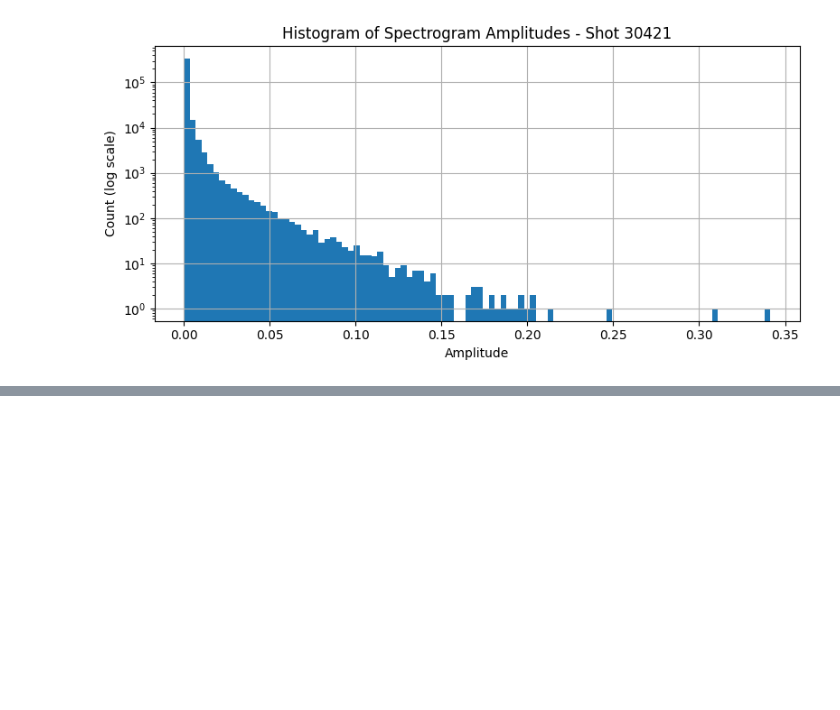
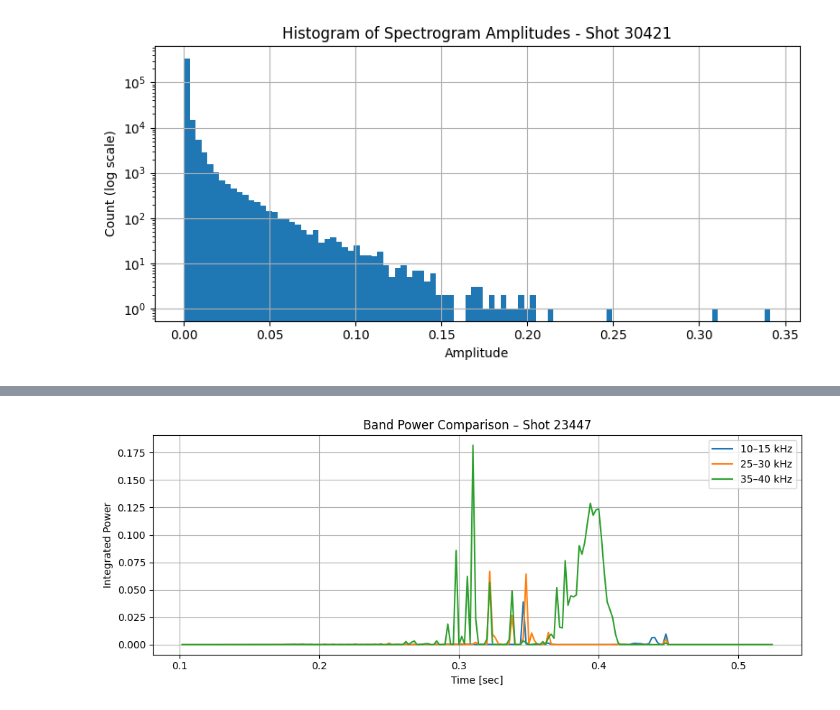
Before and after one commit to praksharma/Knowledge-Base, a Jupyter notebook: _sources/Theory/3. MHD modes/6. Contour detection.ipynb, the cells around one changed output, grey strips where cells are left out. Cells and saved outputs as stored; diff of their text form; code cells hidden in the pictures; blank space fills up the shorter version.

```diff
--- a/_sources/Theory/3. MHD modes/6. Contour detection.ipynb
+++ b/_sources/Theory/3. MHD modes/6. Contour detection.ipynb
@@ -266,0 +271,16 @@ plt.show()
+# %%
+bands_kHz = [(10, 15), (25, 30), (35, 40)]
+plt.figure(figsize=(10, 4))
+for band in bands_kHz:
+    power = compute_band_power(Zxx_list[0], f_list[0], band)
+    plt.plot(t_list[0], power, label=f"{band[0]}–{band[1]} kHz")
+
+plt.title(f"Band Power Comparison – Shot {shot_ids[0]}")
+plt.xlabel("Time [sec]")
+plt.ylabel("Integrated Power")
+plt.legend()
+plt.grid(True)
+plt.tight_layout()
+plt.show()
+# %% [output]
+[figure, added]
```
Also changed, not shown: parts of 22 cells of this notebook, 11 other files.
